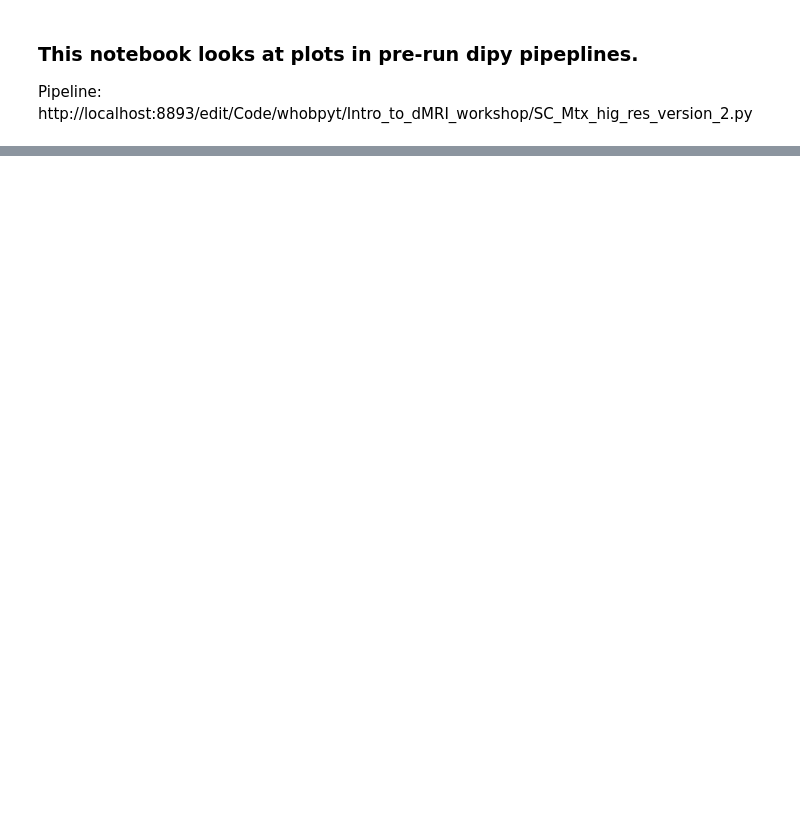
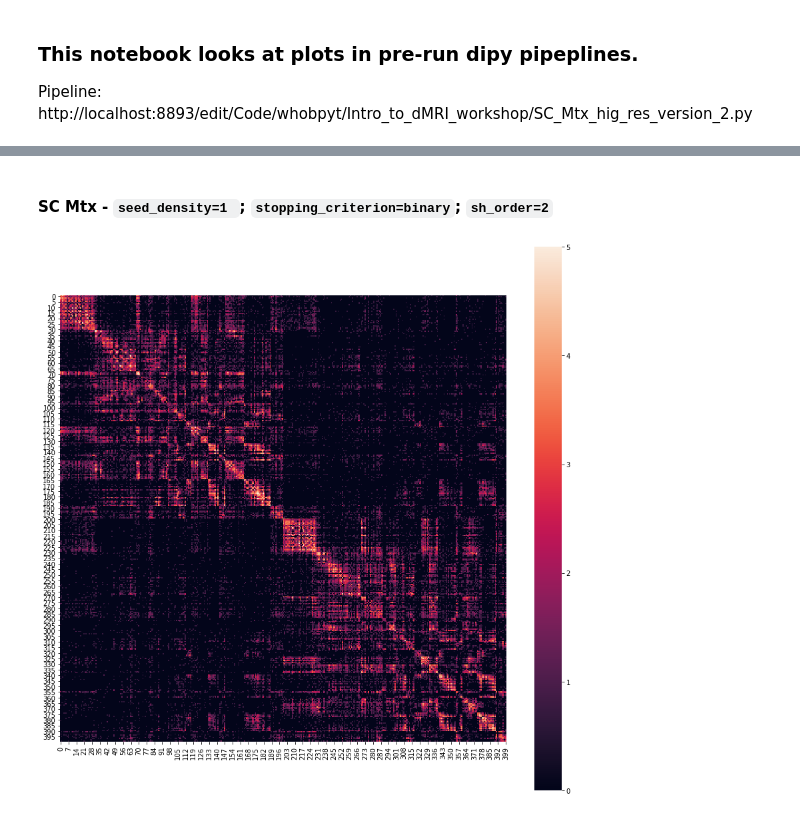
Before and after one commit to Shreyder93/whobpyt, a Jupyter notebook: scratch/tractography_SC_matrix_plots.ipynb, the cells around one changed output, grey strips where cells are left out. Cells and saved outputs as stored; diff of their text form; code cells hidden in the pictures; blank space fills up the shorter version.

```diff
--- a/scratch/tractography_SC_matrix_plots.ipynb
+++ b/scratch/tractography_SC_matrix_plots.ipynb
@@ -200,0 +101,2 @@ conn_mat = conn_mat[1:, 1:]
+# %%
+SC_mtx_d1_stop_crit_bin = np.loadtxt(out_dir + '/version_2_stop_crit_bin_sub_100307_dwi_str_conn_ntx_density_1.txt')
@@ -210,0 +141,9 @@ nplot.plot_roi(resampled_label_dat, dwi_img.slicer[:, :, :, 0])
+# %% [markdown]
+#### SC Mtx - `seed_density=1 `; `stopping_criterion=binary`; `sh_order=2`
+# %%
+fig, ax = plt.subplots(figsize=(15,15))
+
+sns.heatmap(np.log1p(SC_mtx_d1_stop_crit_bin), ax=ax, vmax=5)
+ax.set_aspect('equal')
+# %% [output]
+[figure, added]
```
Also changed, not shown: parts of 55 cells of this notebook.
